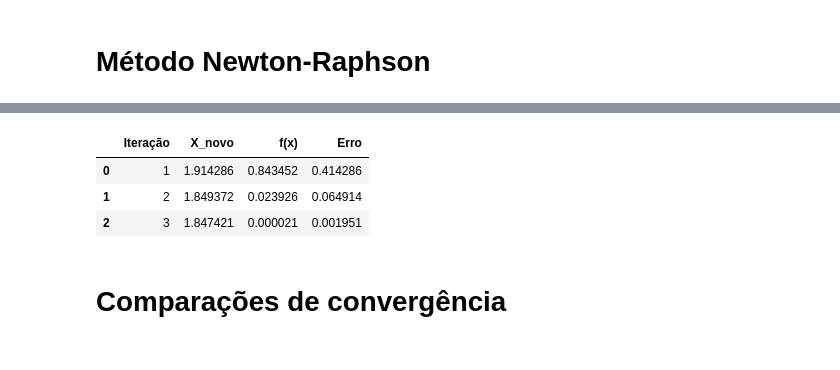
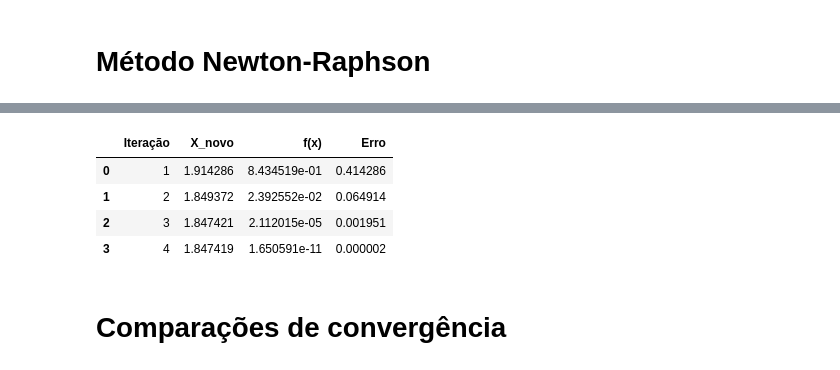
Before and after one commit to m-gabrielsilva/projeto_circuitos_gq1, a Jupyter notebook: notebooks/pratica.ipynb, the cells around one changed output, grey strips where cells are left out. Cells and saved outputs as stored; diff of their text form; code cells hidden in the pictures.

```diff
--- a/notebooks/pratica.ipynb
+++ b/notebooks/pratica.ipynb
@@ -66,7 +69,7 @@ from pacote_numerico.newton_raphson import newton_raphson
 
 derivada_f_circuito = lambda i: -3*i**2 - 2
 
-dados_para_tabela_new, raiz_aprox, k = newton_raphson(f_circuito, derivada_f_circuito, 1.5, 1e-4, 1e-4)
+dados_para_tabela_new, raiz_aprox, k = newton_raphson(f_circuito, derivada_f_circuito, 1.5, 1e-6, 1e-6)
 print(raiz_aprox)
 print(k)
 display(dados_para_tabela_new)
@@ -76,7 +79,8 @@ display(dados_para_tabela_new)
 |  | Iteração | X_novo | f(x) | Erro |
-| 0 | 1 | 1.914286 | 0.843452 | 0.414286 |
-| 1 | 2 | 1.849372 | 0.023926 | 0.064914 |
-| 2 | 3 | 1.847421 | 0.000021 | 0.001951 |
+| 0 | 1 | 1.914286 | 8.434519e-01 | 0.414286 |
+| 1 | 2 | 1.849372 | 2.392552e-02 | 0.064914 |
+| 2 | 3 | 1.847421 | 2.112015e-05 | 0.001951 |
+| 3 | 4 | 1.847419 | 1.650591e-11 | 0.000002 |
 # %% [markdown]
 # Comparações de convergência
 # %%
```
Also changed, not shown: parts of 4 cells of this notebook, 2 other files.
